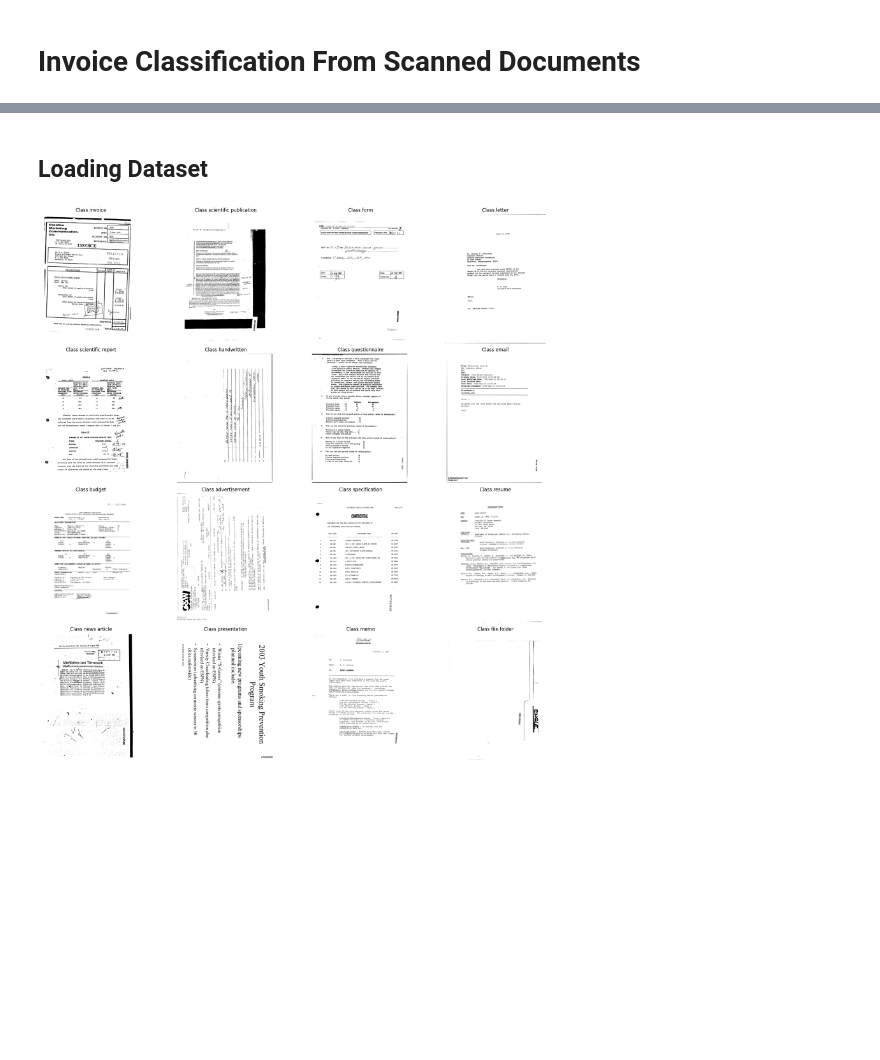
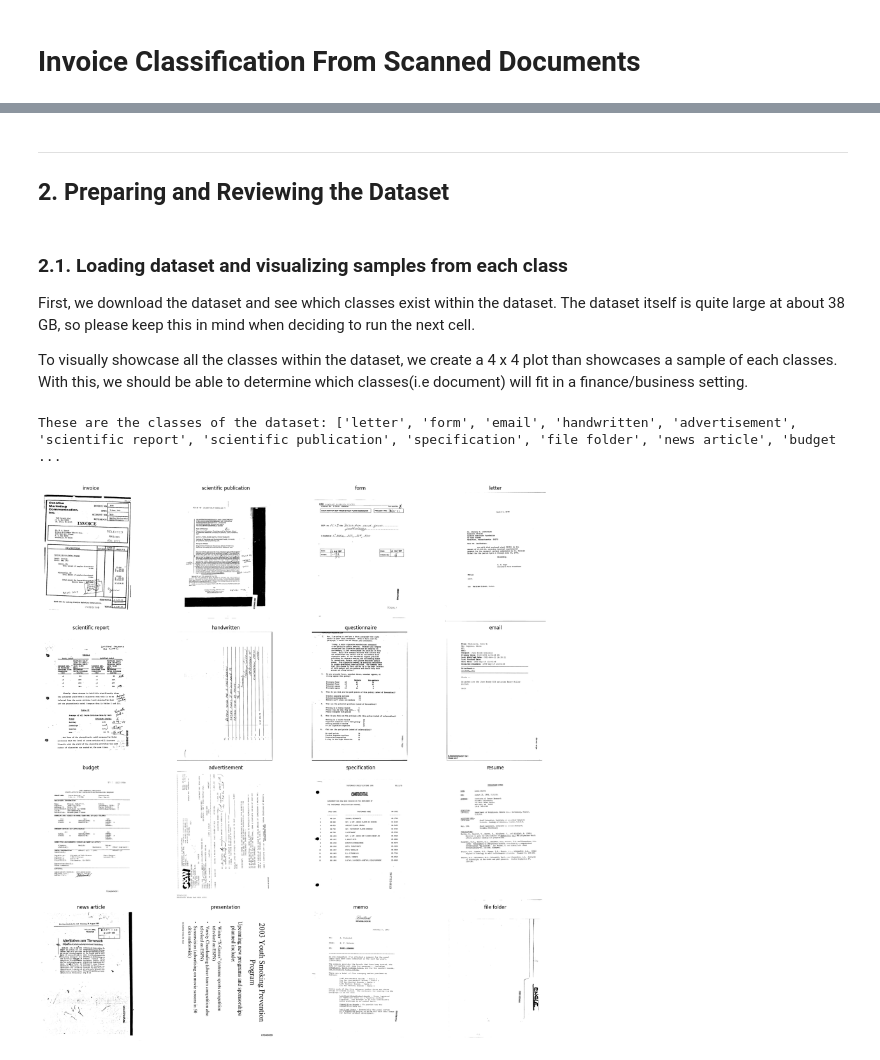
Before and after one commit to SherifHamed1/Invoice-Classification-From-Scanned-Documents, a Jupyter notebook: notebook.ipynb, the cells around one changed output, grey strips where cells are left out. Saved outputs shown, nothing was run; the diff lists cells and outputs as text; code cells hidden in the pictures; blank space fills up the shorter version.

```diff
--- a/notebook.ipynb
+++ b/notebook.ipynb
@@ -11,2 +18,8 @@ References: A. W. Harley, A. Ufkes, K. G. Derpanis, "Evaluation of Deep Convolut
+# %% [markdown]
+---
+## 2. Preparing and Reviewing the Dataset
 # %% [markdown]
-## Loading Dataset
+### 2.1. Loading dataset and visualizing samples from each class
+First, we download the dataset and see which classes exist within the dataset. The dataset itself is quite large at about 38 GB, so please keep this in mind when deciding to run the next cell.
+
+To visually showcase all the classes within the dataset, we create a 4 x 4 plot than showcases a sample of each classes. With this, we should be able to determine which classes(i.e document) will fit in a finance/business setting.
@@ -18,33 +30,36 @@ ds = load_dataset("aharley/rvl_cdip", trust_remote_code=True)
 # %%
-import numpy as np
 from matplotlib import pyplot
 
+print(f"These are the classes of the dataset: {ds['train'].features['label'].names}")
+
+# Showcase a sample from each class
 fig, axes = pyplot.subplots(4, 4, figsize=(20, 20))
 
 classes = ds['train'].features['label'].names
 
 seen = set()
 i = 0
 row = 0
 col = 0
 for sample in ds['train']:
     label = sample['label']
     if label not in seen:
         axes[row][col].imshow(sample['image'], cmap='gray')
-        axes[row][col].set_title(f"Class {classes[label]}")
+        axes[row][col].set_title(f"{classes[label]}")
         axes[row][col].axis('off')
         seen.add(label)
         if row == 3:
             col += 1
             row = 0
         else:
             row += 1
 
     if len(seen) == 16:
         break
 
 pyplot.tight_layout()
 pyplot.show()
 # %% [output]
+These are the classes of the dataset: ['letter', 'form', 'email', 'handwritten', 'advertisement', 'scientific report', 'scientific publication', 'specification', 'file folder', 'news article', 'budget ...
-[figure, old version]
+[figure, new version]
 # %% [markdown]
```
Also changed, not shown: parts of 33 cells of this notebook, 1 other file.
